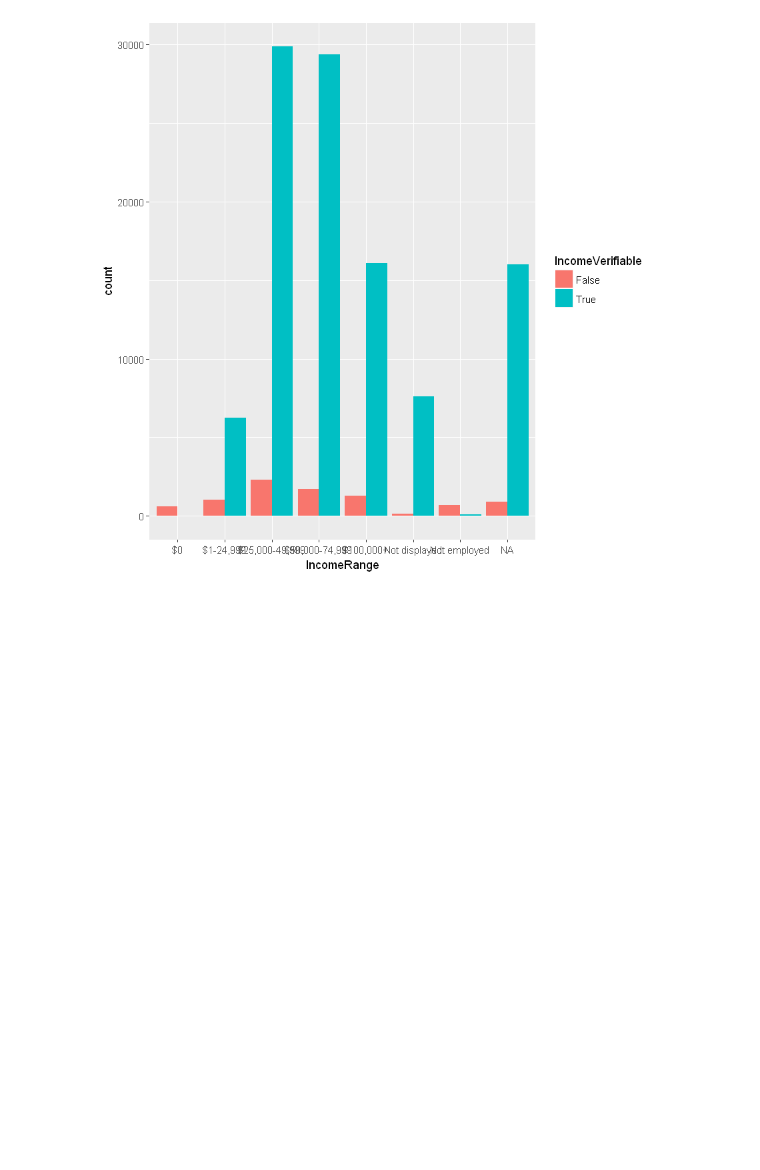
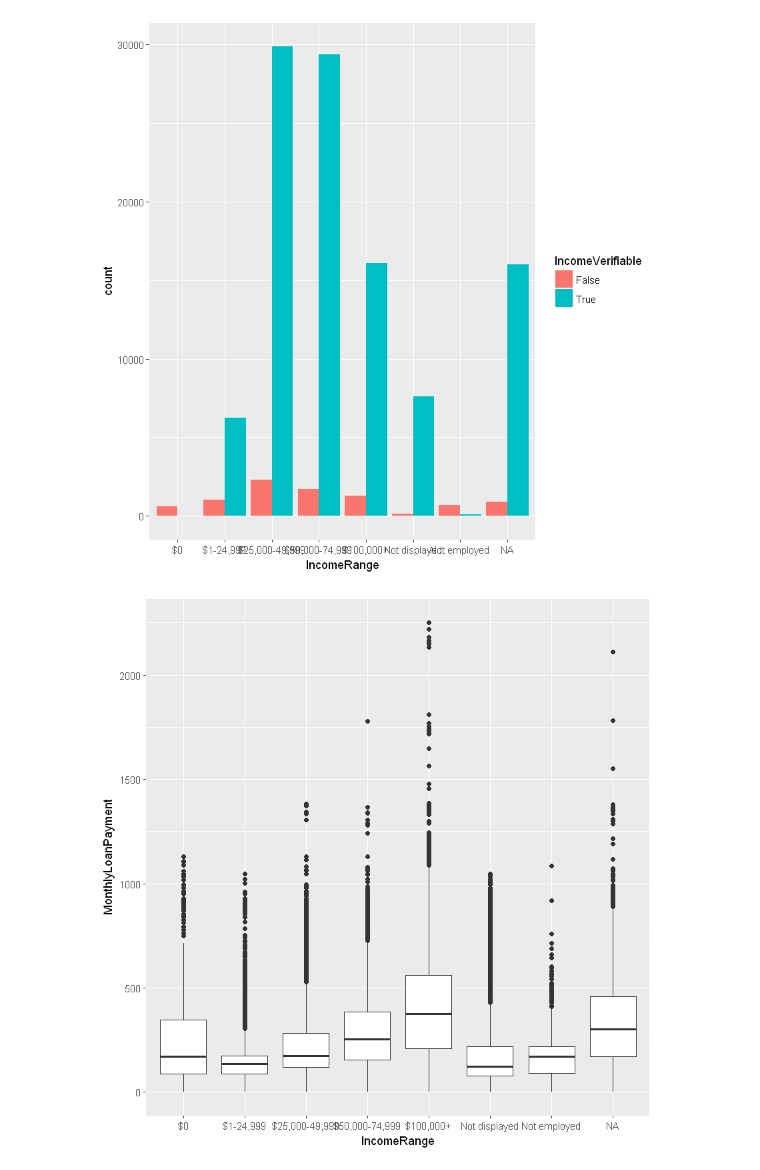
Before and after one commit to timdef/ProsperLoanEDA, a Jupyter notebook: BivariateExploration.ipynb, the cells around one changed output. Drawn from its saved outputs; the diff is of its cells as text; code cells hidden in the pictures; blank space fills up the shorter version.

Commit message:
Add income range exploration.

```diff
--- a/BivariateExploration.ipynb
+++ b/BivariateExploration.ipynb
@@ -321,3 +321,10 @@ df %>%
 ggplot(aes(x=IncomeRange, fill = IncomeVerifiable)) + geom_bar(position="dodge")
 # %% [output]
 [figure]
+# %%
+#Income Range by Monthly Loan Payment
+df %>%
+ggplot(aes(x = IncomeRange, y = MonthlyLoanPayment)) + geom_boxplot()
+#facet into to chart
+# %% [output]
+[figure, added]
```
Also changed, not shown: parts of 2 cells of this notebook.
